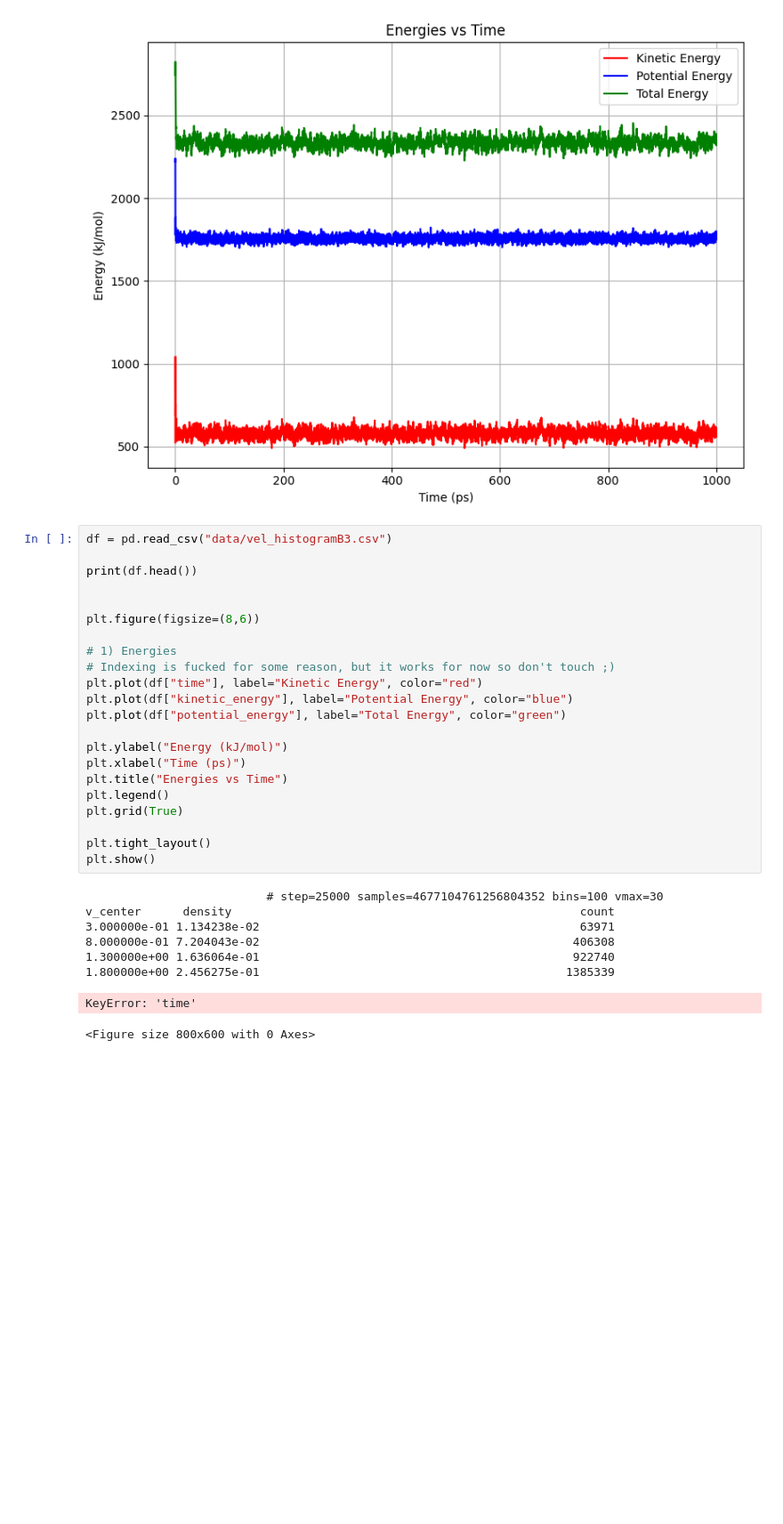
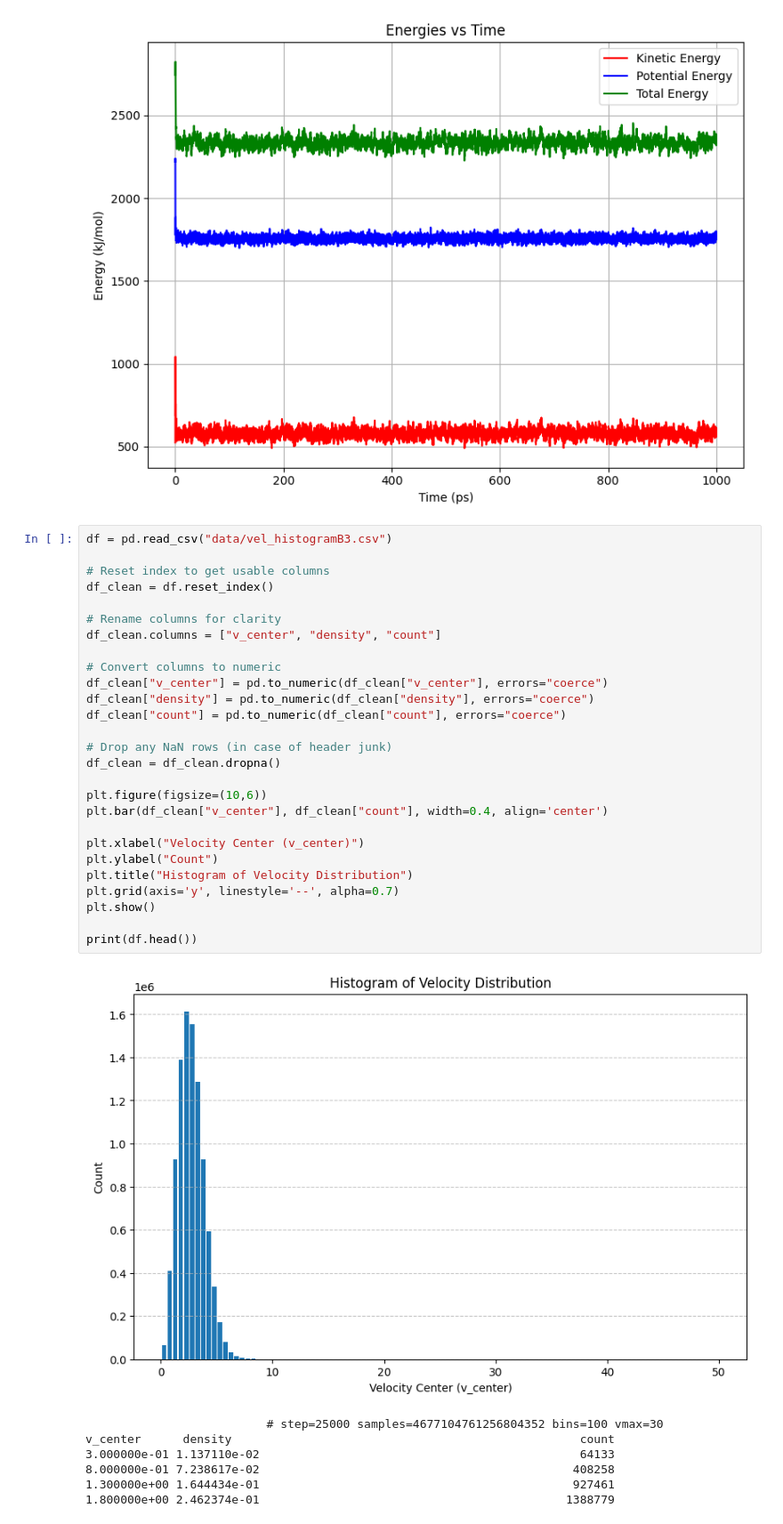
Before and after one commit to lspam6087-hash/PBS3, a Jupyter notebook: plotting.ipynb, the cells around one changed output. Shown at 89% size. Drawn from its saved outputs; the diff is of its cells as text; blank space fills up the shorter version.

```diff
--- a/plotting.ipynb
+++ b/plotting.ipynb
@@ -61,31 +61,35 @@ plt.show()
 # %%
 df = pd.read_csv("data/vel_histogramB3.csv")
 
+# Reset index to get usable columns
+df_clean = df.reset_index()
+
+# Rename columns for clarity
+df_clean.columns = ["v_center", "density", "count"]
+
+# Convert columns to numeric
+df_clean["v_center"] = pd.to_numeric(df_clean["v_center"], errors="coerce")
+df_clean["density"] = pd.to_numeric(df_clean["density"], errors="coerce")
+df_clean["count"] = pd.to_numeric(df_clean["count"], errors="coerce")
+
+# Drop any NaN rows (in case of header junk)
+df_clean = df_clean.dropna()
+
+plt.figure(figsize=(10,6))
+plt.bar(df_clean["v_center"], df_clean["count"], width=0.4, align='center')
+
+plt.xlabel("Velocity Center (v_center)")
+plt.ylabel("Count")
+plt.title("Histogram of Velocity Distribution")
+plt.grid(axis='y', linestyle='--', alpha=0.7)
+plt.show()
+
 print(df.head())
-
-
-plt.figure(figsize=(8,6))
-
-# 1) Energies
-# Indexing is fucked for some reason, but it works for now so don't touch ;)
-plt.plot(df["time"], label="Kinetic Energy", color="red")
-plt.plot(df["kinetic_energy"], label="Potential Energy", color="blue")
-plt.plot(df["potential_energy"], label="Total Energy", color="green")
-
-plt.ylabel("Energy (kJ/mol)")
-plt.xlabel("Time (ps)")
-plt.title("Energies vs Time")
-plt.legend()
-plt.grid(True)
-
-plt.tight_layout()
-plt.show()
 # %% [output]
+[figure, added]
                           # step=25000 samples=4677104761256804352 bins=100 vmax=30
 v_center      density                                                  count
-3.000000e-01 1.134238e-02                                              63971
-8.000000e-01 7.204043e-02                                             406308
-1.300000e+00 1.636064e-01                                             922740
-1.800000e+00 2.456275e-01                                            1385339
+3.000000e-01 1.137110e-02                                              64133
+8.000000e-01 7.238617e-02                                             408258
+1.300000e+00 1.644434e-01                                             927461
+1.800000e+00 2.462374e-01                                            1388779
-KeyError: 'time'
-<Figure size 800x600 with 0 Axes>
```
Also changed, not shown: parts of 1 cell of this notebook, 7 other files.
